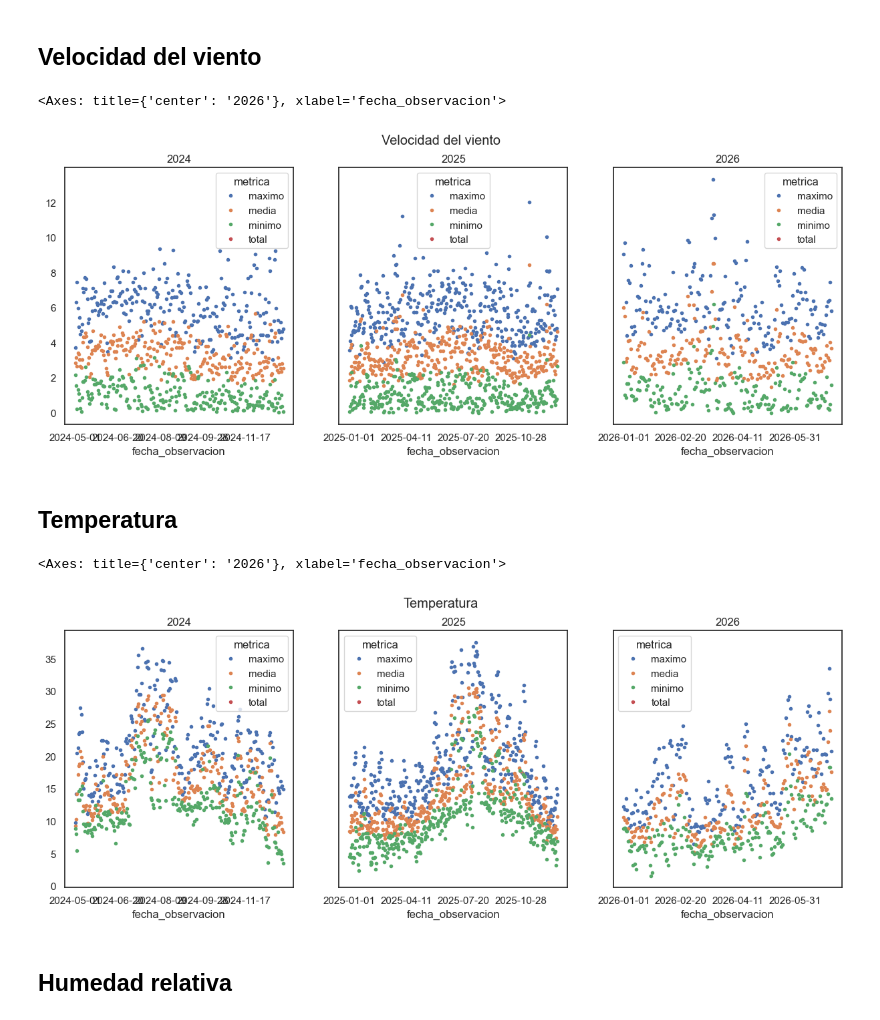
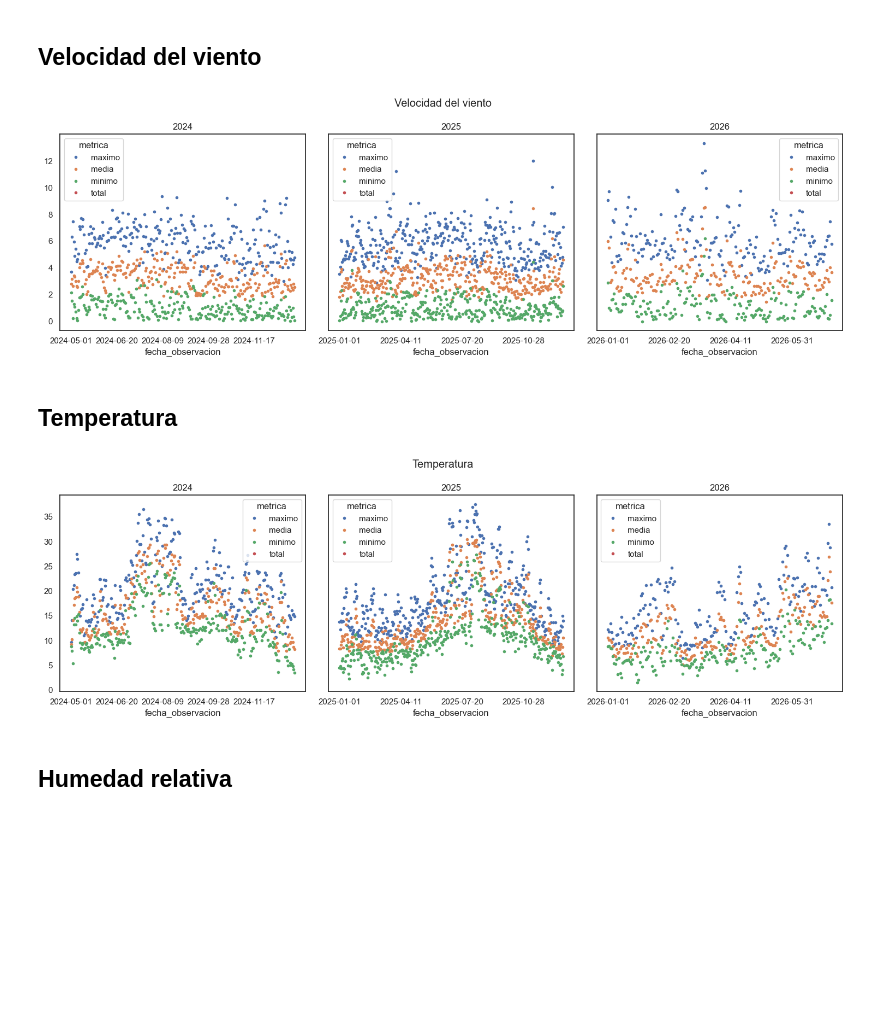
Before and after one commit to ialonsoiturbe/Tenerife-estacion-Ecomuseo, a Jupyter notebook: tenerife_historico.ipynb, the cells around one changed output. Drawn from its saved outputs; the diff is of its cells as text; code cells hidden in the pictures; blank space fills up the shorter version.

Commit message:
bucles

```diff
--- a/tenerife_historico.ipynb
+++ b/tenerife_historico.ipynb
@@ -386,26 +312,39 @@ df_rad_26_plot = df_rad_26.pivot(
 ## Velocidad del viento
 # %%
 fig, axes = plt.subplots(1, 3, figsize=(15, 5), sharey=True)
-fig.suptitle('Velocidad del viento')
+fig.suptitle("Velocidad del viento")
 
-df_wsp_24_plot.plot(ax=axes[0], style=".", title="2024")
-df_wsp_25_plot.plot(ax=axes[1], style=".", title="2025")
-df_wsp_26_plot.plot(ax=axes[2], style=".", title="2026")
+#Hacemos los gráficos en bucle para que nos acepte el formato
+for ax, year in zip(axes, ["2024", "2025", "2026"]):
+    dfs_plot["wsp"][year].plot(
+        ax=ax,
+        style=".",
+        title=year,
+        legend=True
+    )
+
+plt.tight_layout()
+plt.show()
 # %% [output]
-<Axes: title={'center': '2026'}, xlabel='fecha_observacion'>
-[figure, old version]
+[figure, new version]
 # %% [markdown]
 ## Temperatura
 # %%
 fig, axes = plt.subplots(1, 3, figsize=(15, 5), sharey=True)
-fig.suptitle('Temperatura')
+fig.suptitle("Temperatura")
 
-df_temp_24_plot.plot(ax=axes[0], style=".", title="2024")
-df_temp_25_plot.plot(ax=axes[1], style=".", title="2025")
-df_temp_26_plot.plot(ax=axes[2], style=".", title="2026")
+for ax, year in zip(axes, ["2024", "2025", "2026"]):
+    dfs_plot["temp"][year].plot(
+        ax=ax,
+        style=".",
+        title=year,
+        legend=True
+    )
+
+plt.tight_layout()
+plt.show()
 # %% [output]
-<Axes: title={'center': '2026'}, xlabel='fecha_observacion'>
-[figure, old version]
+[figure, new version]
 # %% [markdown]
 ## Humedad relativa
 # %%
```
Also changed, not shown: parts of 5 cells of this notebook.
